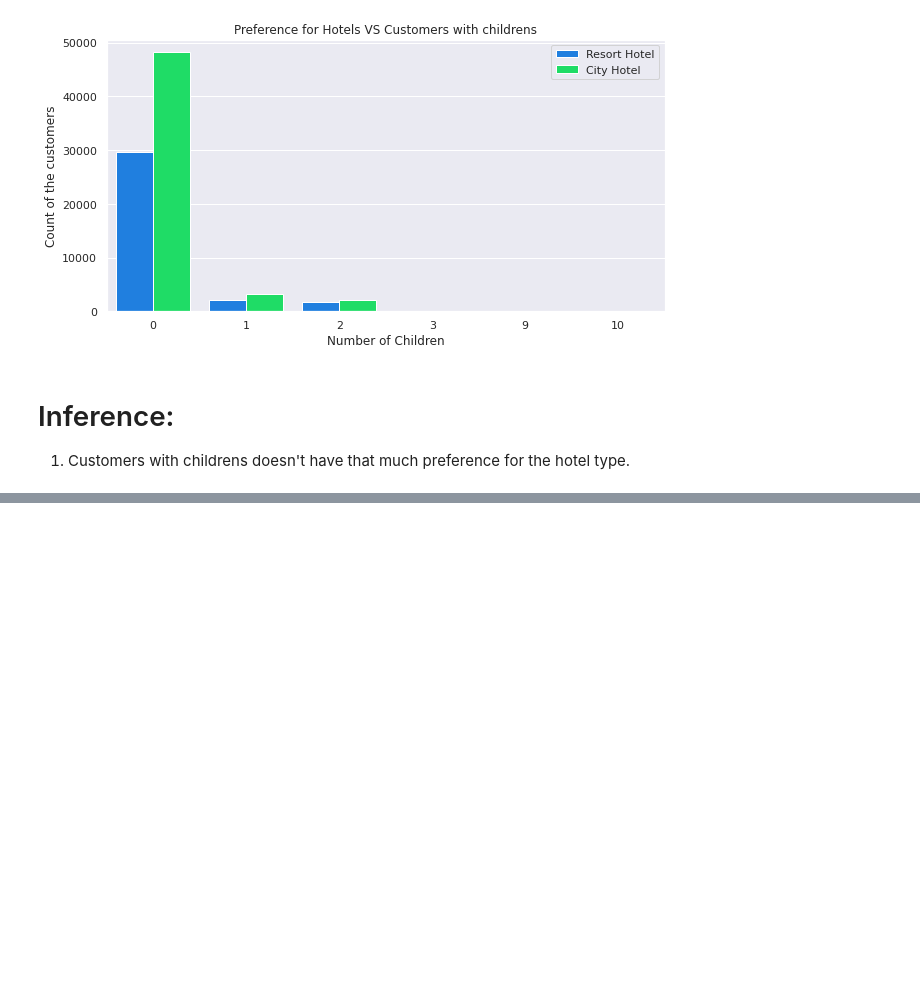
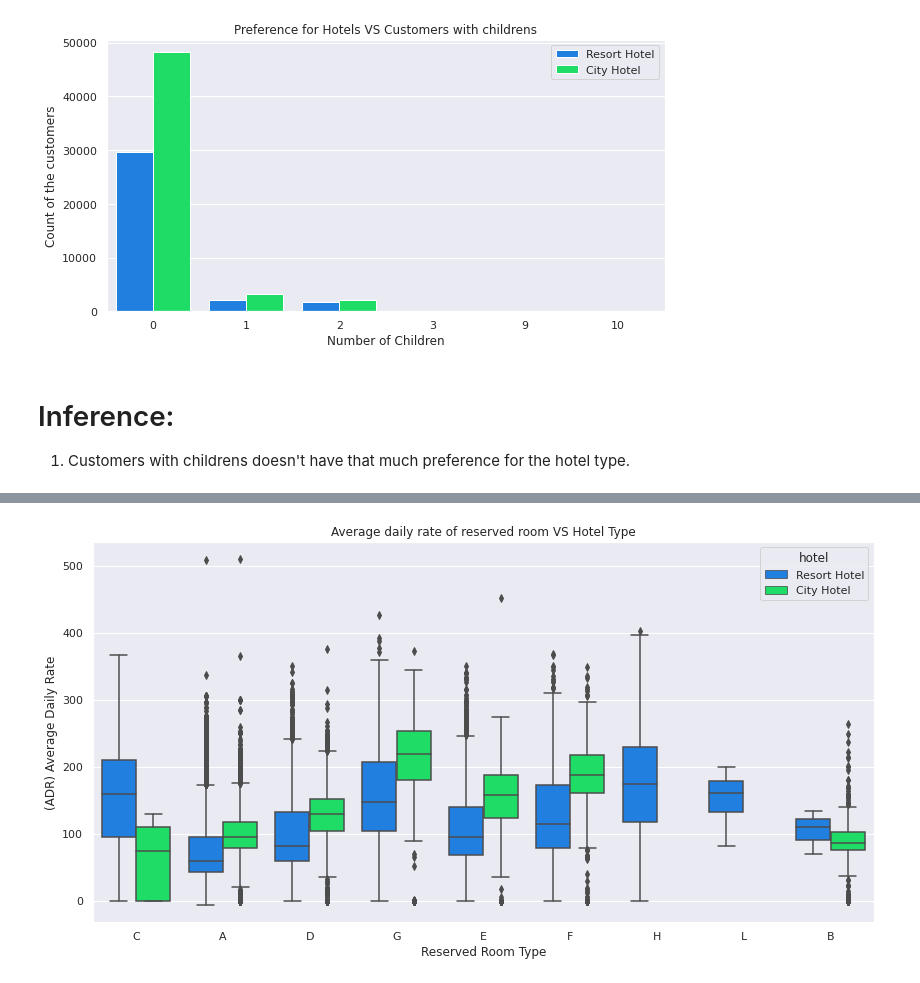
Before and after one commit to manojkb04/EDA_Hotel_Booking, a Jupyter notebook: Hotel_Booking_Analysis_Capstone_Project.ipynb, the cells around one changed output, grey strips where cells are left out. Saved outputs shown, nothing was run; the diff lists cells and outputs as text; code cells hidden in the pictures; blank space fills up the shorter version.

```diff
--- a/Hotel_Booking_Analysis_Capstone_Project.ipynb
+++ b/Hotel_Booking_Analysis_Capstone_Project.ipynb
@@ -1116,0 +1119,7 @@ plt.show()
+# %%
+# Creating a seperate dataframe having not cancelled booking of each hotel type
+
+data2 = data[data['is_canceled'] == 0]
+
+print('First 5 rows and columns of the created dataframe: ')
+data2.head()
@@ -1116,0 +1135,14 @@ plt.show()
+# %%
+# Ploting Box plot to visualize the daily average rate for type of reserved room type in each hotel
+
+plt.figure(figsize = (14, 7))
+
+sns.boxplot(data= data2, x = 'reserved_room_type', y = 'adr', hue = 'hotel')
+
+plt.title('Average daily rate of reserved room VS Hotel Type')
+plt.xlabel('Reserved Room Type')
+plt.ylabel('(ADR) Average Daily Rate')
+
+plt.show()
+# %% [output]
+[figure, added]
```
Also changed, not shown: parts of 9 cells of this notebook.
